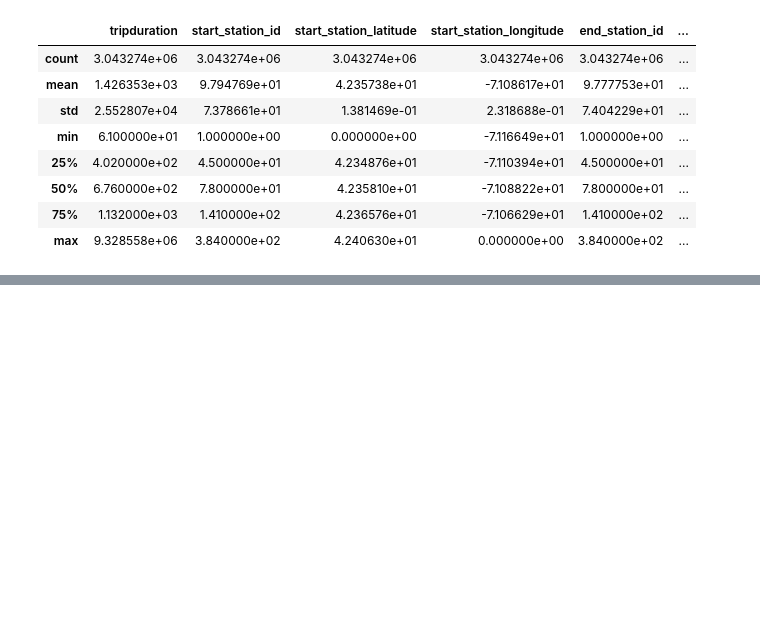
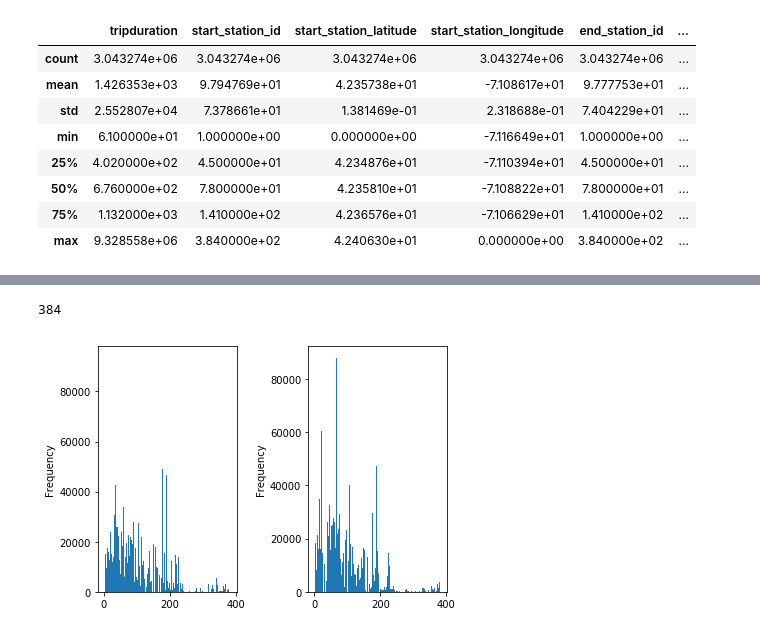
Before and after one commit to euniceky/BOS_BlueBike_Predictions, a Jupyter notebook: Capstone_Ch5_Wrangling.ipynb, the cells around one changed output, grey strips where cells are left out. Saved outputs shown, nothing was run; the diff lists cells and outputs as text; code cells hidden in the pictures; blank space fills up the shorter version.

```diff
--- a/Capstone_Ch5_Wrangling.ipynb
+++ b/Capstone_Ch5_Wrangling.ipynb
@@ -802,0 +135,17 @@ station = pd.read_csv("Hubway_Stations_as_of_July_2017.csv")
+# %%
+# Check how the biggest id number
+print(tripdf.start_station_id.max())
+
+# Check the distribution of start station id's
+fig = plt.figure()
+
+plt.subplot(1,2,1)
+tripdf.start_station_id.plot(kind="hist", bins=384)
+
+# Check the distribution of end station id's
+plt.subplot(1,2,2)
+tripdf.end_station_id.plot(kind="hist", bins=384)
+plt.tight_layout()
+# %% [output]
+384
+[figure, added]
```
Also changed, not shown: parts of 153 cells of this notebook.
